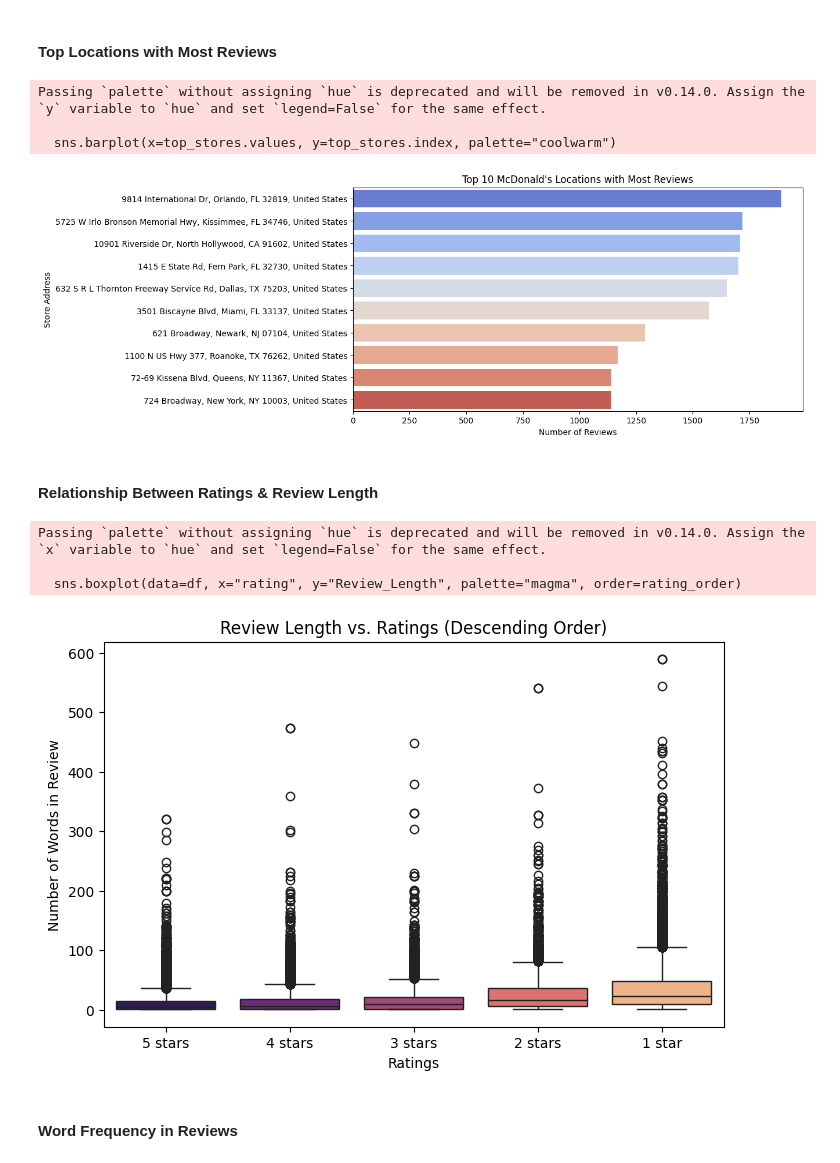
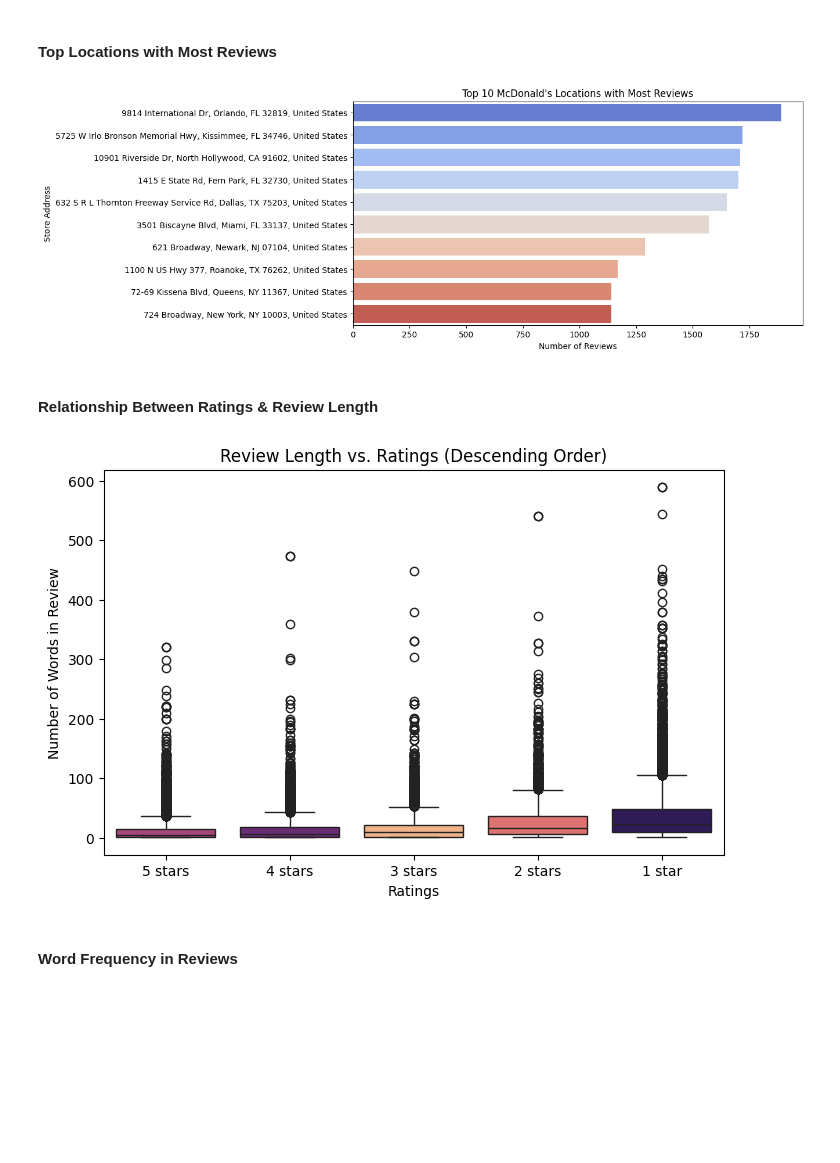
Before and after one commit to chibil5151/Text-and-Sentiment-Analytics, a Jupyter notebook: Part A and B.ipynb, the cells around one changed output. Saved outputs shown, nothing was run; the diff lists cells and outputs as text; code cells hidden in the pictures; blank space fills up the shorter version.

```diff
--- a/Part A and B.ipynb
+++ b/Part A and B.ipynb
@@ -396,36 +339,54 @@ Passing `palette` without assigning `hue` is deprecated and will be removed in v
 # %% [markdown]
 #### Top Locations with Most Reviews
 # %%
-plt.figure(figsize=(10,5))
-top_stores = df["store_address"].value_counts().head(10)  # Top 10 locations
-sns.barplot(x=top_stores.values, y=top_stores.index, palette="coolwarm")
+plt.figure(figsize=(10, 5))
+
+# Get the top 10 locations with most reviews as a Series
+top_stores = df["store_address"].value_counts().head(10)
+
+# Convert the Series into a DataFrame
+df_top_stores = top_stores.reset_index()
+df_top_stores.columns = ['store_address', 'review_count']
+
+# Plot using barplot with hue set to 'store_address' and legend disabled
+sns.barplot(x='review_count',
+            y='store_address',
+            data=df_top_stores,
+            hue='store_address',
+            palette="coolwarm",
+            legend=False)
+
 plt.title("Top 10 McDonald's Locations with Most Reviews")
 plt.xlabel("Number of Reviews")
 plt.ylabel("Store Address")
 plt.show()
 # %% [output]
-Passing `palette` without assigning `hue` is deprecated and will be removed in v0.14.0. Assign the `y` variable to `hue` and set `legend=False` for the same effect.
-
-  sns.barplot(x=top_stores.values, y=top_stores.index, palette="coolwarm")
 [figure]
 # %% [markdown]
 #### Relationship Between Ratings & Review Length
 # %%
-#Relationship Between Ratings & Review Length
+plt.figure(figsize=(8, 5))
 
+# Add a new column for review length
 df["Review_Length"] = df["review"].apply(lambda x: len(str(x).split()))
 
-plt.figure(figsize=(8,5))
-sns.boxplot(data=df, x="rating", y="Review_Length", palette="magma", order=rating_order)
+# Plot the boxplot with 'rating' as both x and hue
+sns.boxplot(
+    data=df,
+    x="rating",
+    y="Review_Length",
+    hue="rating",
+    order=rating_order,
+    palette="magma",
+    legend=False
+)
+
 plt.title("Review Length vs. Ratings (Descending Order)")
 plt.xlabel("Ratings")
 plt.ylabel("Number of Words in Review")
 plt.show()
 # %% [output]
-Passing `palette` without assigning `hue` is deprecated and will be removed in v0.14.0. Assign the `x` variable to `hue` and set `legend=False` for the same effect.
-
-  sns.boxplot(data=df, x="rating", y="Review_Length", palette="magma", order=rating_order)
-[figure, old version]
+[figure, new version]
 # %% [markdown]
 #### Word Frequency in Reviews
 # %%
```
Also changed, not shown: parts of 82 cells of this notebook.
